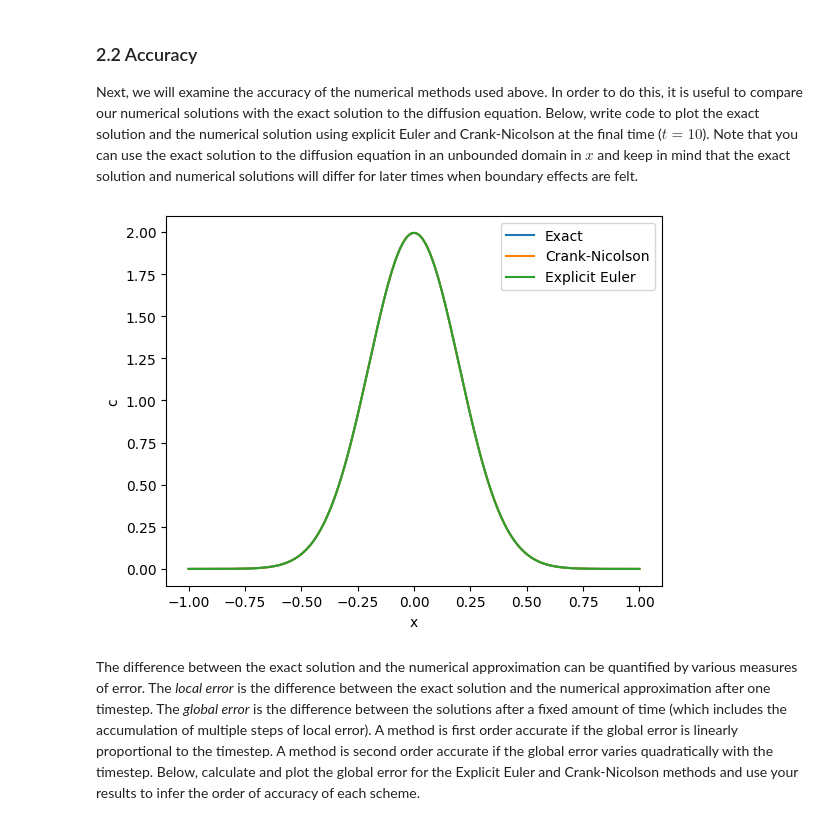
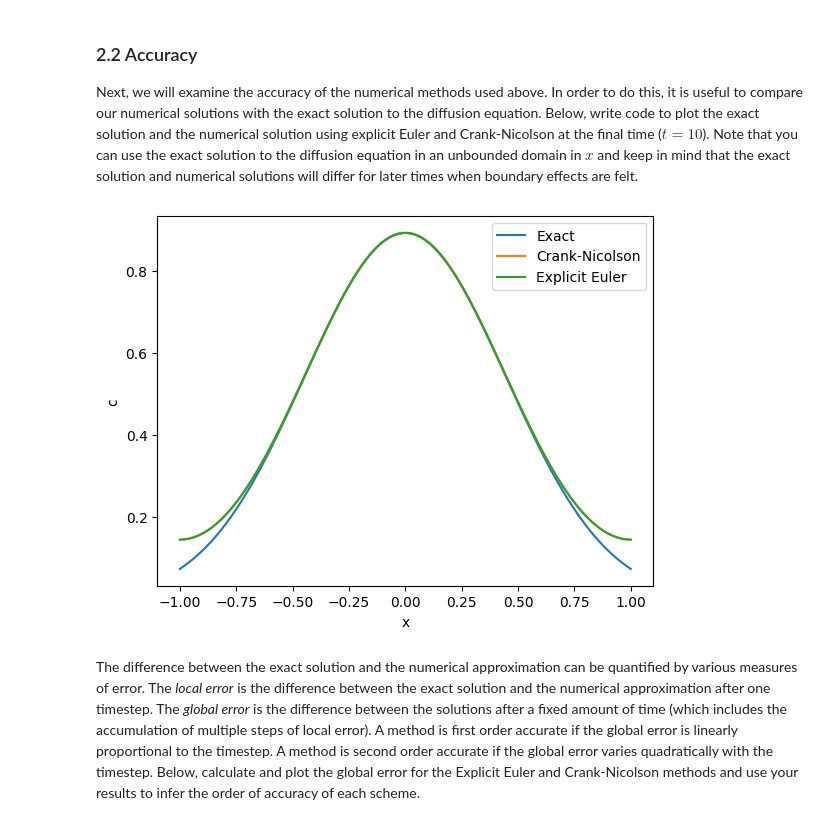
Before and after one commit to gracetuma/QCES, a Jupyter notebook: Project1_numerical_methods.ipynb, the cells around one changed output. Saved outputs shown, nothing was run; the diff lists cells and outputs as text; code cells hidden in the pictures.

```diff
--- a/Project1_numerical_methods.ipynb
+++ b/Project1_numerical_methods.ipynb
@@ -94,6 +94,16 @@ The deep ocean has a much longer characteristic timescale (~232 years) than the
 Modify the forcing function, `F(t)` above with 2-3 scenarios of your choice. Plot the temperature response for each scenario and briefly (2-3 sentences each) describe the temperature responses in each scenario. You will need to replicate some of the code blocks above so that you can produce a new set of plots below.
 # %%
 # Add code to make plots here
+
+Nt = 500 # number of time steps (including the starting point)
+T = np.zeros(Nt) # surface temperature array
+theta = np.zeros(Nt) # deep ocean temperature array
+T[0] = 0 # initial surface temperature anomaly (ºK)
+theta[0] = 0 # initial deep ocean temperature anomaly (ºK)
+
+t = np.linspace(0, 500, Nt) # time in years.  This starts at 0 and ends at 500, with Nt total points
+dt = t[1] - t[0] # timestep in years
+
 def run_plot():
   for i in range(0, Nt-1):
       T[i+1] = T[i]+dt*(F(t[i])-gamma*(T[i]-theta[i]))/C_s
@@ -122,7 +132,7 @@ print(T[200])
 print(T[250])
 
 def F(t):
-    return -0.5 if t < 200 else 0
+    return 0.01*t
 run_plot()
 print(T[200])
 # %% [output]
@@ -241,7 +250,7 @@ def set_ics(x, kappa, t_ic):
 Finally, define some parameters and the x and t vectors:
 # %%
 # Defining parameters
-kappa = 0.001  # diffusivity
+kappa = 0.005  # diffusivity
 
 # Timestepping parameters
 t_start = 0  # start time (note that this is not the same time used to evaluate the exact solution to set the ICs)
@@ -251,7 +260,7 @@ Nt = 1000  # number of timesteps
 # Size of the physical domain
 x_start = -1
 x_end = 1
-Nx = 400
+Nx = 100
 
 t = np.linspace(t_start, t_end, Nt)  # Create a vector of times
 x = np.linspace(x_start, x_end, Nx)  # Create a vector for x
@@ -303,36 +312,38 @@ Next, we will examine the accuracy of the numerical methods used above. In order
 # %%
 # Add code to plot exact and numerical solutions
 # Plot the results
+x = np.linspace(-1, 1, 100)  # Create a vector for x
+Nx=100
 def exact(x, kappa, t):
   t_start_exact = 10  # start time
   t_end_exact = 20  # end time
 
   # Dynamically determine the number of timesteps as an integer from the length of t
   Nt_local = len(t)
   c_exact_m = np.zeros((Nx, Nt_local))
 
   # Loop using enumerate to get an integer index (k) and the elapsed time (ti)
   for k, ti in enumerate(t):
     # The exact solution is offset by t_start_exact (10) because the ICs were set at t_ic = 10
     te = t_start_exact + ti
     c_exact_m[:, k] = (4*np.pi*kappa*te)**(-0.5)*np.exp(-x**2 / (4*kappa*te))
   return c_exact_m
 
 # Ensure we reset our global t and Nt values back to their defaults before plotting
 Nt = 1000
 t = np.linspace(t_start, t_end, Nt)
 
 c_exact = exact(x, kappa, t)
 plt.plot(x, c_exact[:, -1], label="Exact")
 plt.plot(x, c_CN[:, -1], label="Crank-Nicolson")
 plt.plot(x, c_EE[:, -1], label="Explicit Euler")
 
 plt.legend()
 plt.xlabel("x")
 plt.ylabel('c')
 plt.show()
 # %% [output]
-[figure, old version]
+[figure, new version]
 # %% [markdown]
 The difference between the exact solution and the numerical approximation can be quantified by various measures of error. The *local error* is the difference between the exact solution and the numerical approximation after one timestep. The *global error* is the difference between the solutions after a fixed amount of time (which includes the accumulation of multiple steps of local error). A method is first order accurate if the global error is linearly proportional to the timestep. A method is second order accurate if the global error varies quadratically with the timestep. Below, calculate and plot the global error for the Explicit Euler and Crank-Nicolson methods and use your results to infer the order of accuracy of each scheme.
 # %% [markdown]
```
Also changed, not shown: parts of 7 cells of this notebook.
